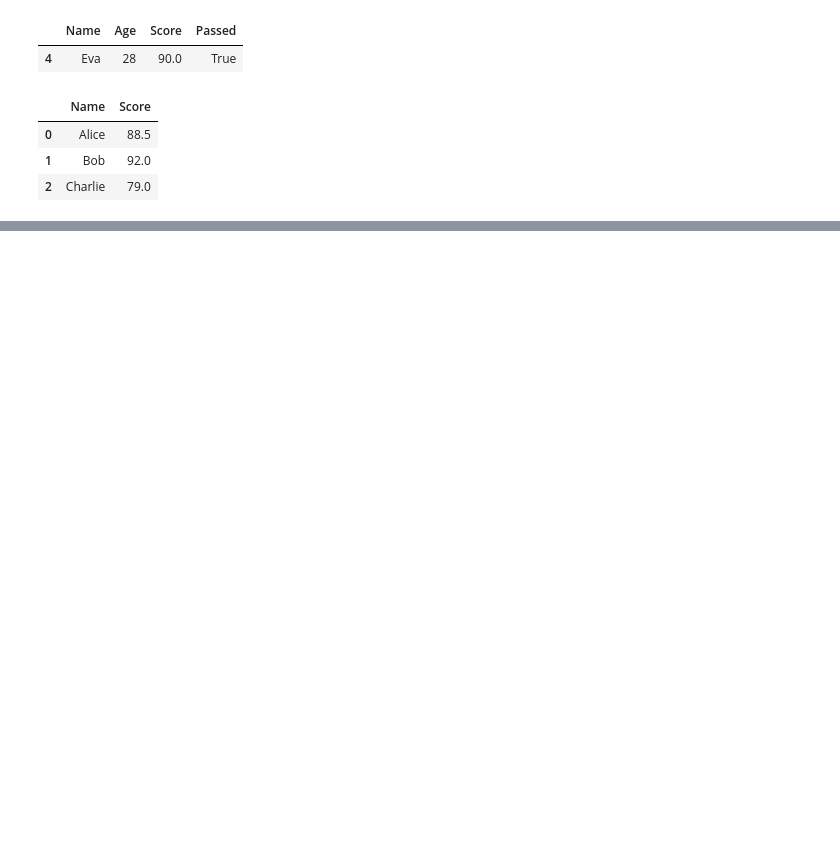
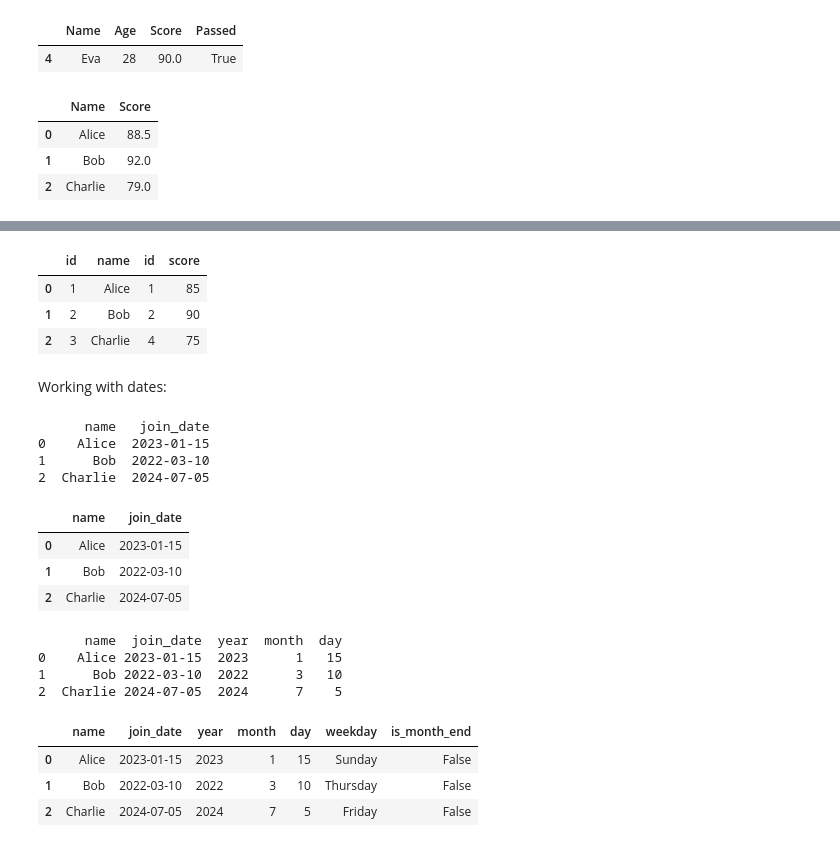
Before and after one commit to xyzabcdefghi/Pandas-1, a Jupyter notebook: Pandas_combined_with_notes.ipynb, the cells around one changed output, grey strips where cells are left out. Saved outputs shown, nothing was run; the diff lists cells and outputs as text; code cells hidden in the pictures; blank space fills up the shorter version.

```diff
--- a/Pandas_combined_with_notes.ipynb
+++ b/Pandas_combined_with_notes.ipynb
@@ -2829,0 +3029,51 @@ df[["Name", "Score"]].head(3)
+# %%
+# Horizontal concat (add columns)
+pd.concat([df1, df2], axis=1)
+# %% [output]
+|  | id | name | id | score |
+| 0 | 1 | Alice | 1 | 85 |
+| 1 | 2 | Bob | 2 | 90 |
+| 2 | 3 | Charlie | 4 | 75 |
+# %% [markdown]
+Working with dates:
+# %%
+data = {'name': ['Alice', 'Bob', 'Charlie'],
+        'join_date': ['2023-01-15', '2022-03-10', '2024-07-05']}
+df = pd.DataFrame(data)
+print(df)
+# %% [output]
+      name   join_date
+0    Alice  2023-01-15
+1      Bob  2022-03-10
+2  Charlie  2024-07-05
+# %%
+# convert to datetime
+df['join_date'] = pd.to_datetime(df['join_date'])
+# Now pandas understands that join_date is a proper datetime column. You can now extract day, month, year, etc.
+df
+# %% [output]
+|  | name | join_date |
+| 0 | Alice | 2023-01-15 |
+| 1 | Bob | 2022-03-10 |
+| 2 | Charlie | 2024-07-05 |
+# %%
+# Extract year, month, day:
+df['year'] = df['join_date'].dt.year
+df['month'] = df['join_date'].dt.month
+df['day'] = df['join_date'].dt.day
+
+print(df)
+# %% [output]
+      name  join_date  year  month  day
+0    Alice 2023-01-15  2023      1   15
+1      Bob 2022-03-10  2022      3   10
+2  Charlie 2024-07-05  2024      7    5
+# %%
+df['weekday'] = df['join_date'].dt.day_name() # Returns the name of the day (e.g., 'Monday', 'Friday').
+df['is_month_end'] = df['join_date'].dt.is_month_end # Checks if the date is the last day of its month.
+df
+# %% [output]
+|  | name | join_date | year | month | day | weekday | is_month_end |
+| 0 | Alice | 2023-01-15 | 2023 | 1 | 15 | Sunday | False |
+| 1 | Bob | 2022-03-10 | 2022 | 3 | 10 | Thursday | False |
+| 2 | Charlie | 2024-07-05 | 2024 | 7 | 5 | Friday | False |
```
Also changed, not shown: parts of 18 cells of this notebook.
